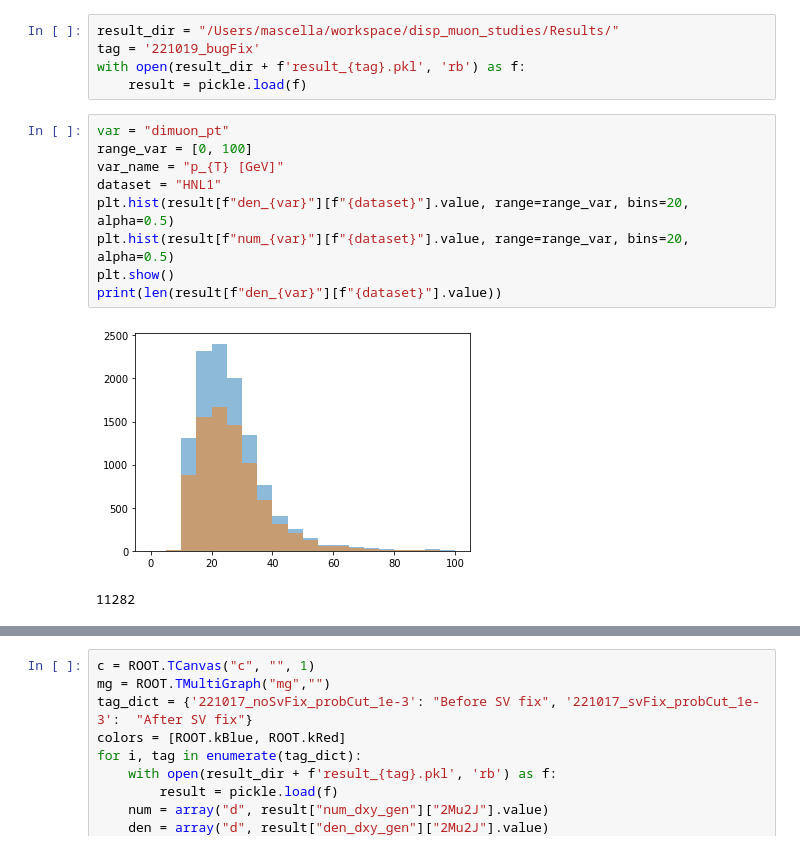
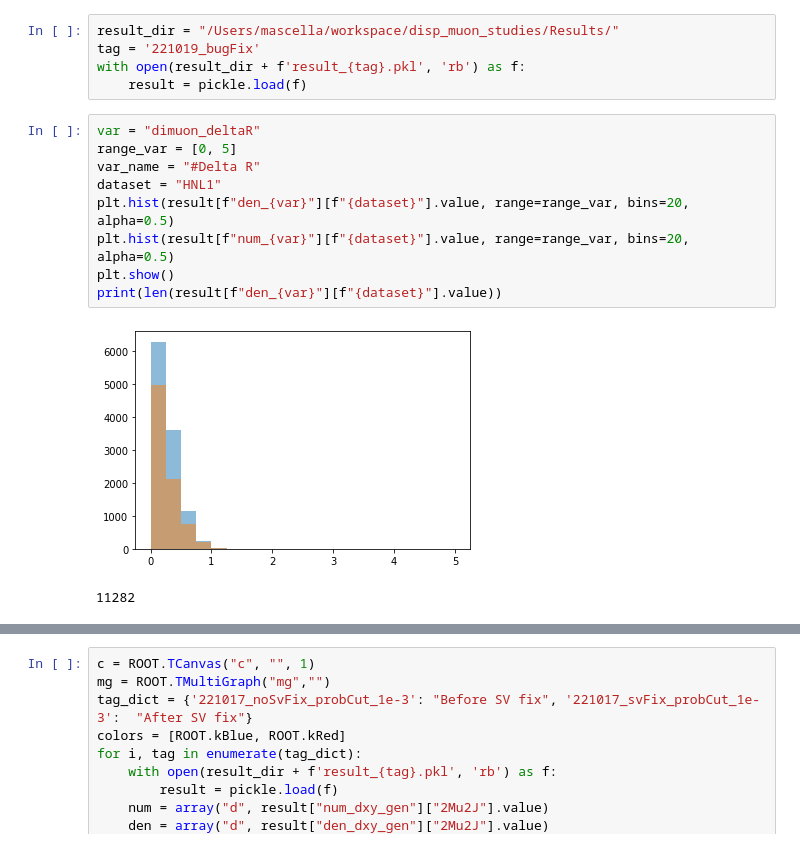
Before and after one commit to annamasce/disp_muon_studies, a Jupyter notebook: notebooks/eff_plots.ipynb, the cells around one changed output, grey strips where cells are left out. Cells and saved outputs as stored; diff of their text form.

```diff
--- a/notebooks/eff_plots.ipynb
+++ b/notebooks/eff_plots.ipynb
@@ -37,16 +37,16 @@ tag = '221019_bugFix'
 with open(result_dir + f'result_{tag}.pkl', 'rb') as f:
     result = pickle.load(f)
 # %%
-var = "dimuon_pt"
-range_var = [0, 100]
-var_name = "p_{T} [GeV]"
+var = "dimuon_deltaR"
+range_var = [0, 5]
+var_name = "#Delta R"
 dataset = "HNL1"
 plt.hist(result[f"den_{var}"][f"{dataset}"].value, range=range_var, bins=20, alpha=0.5)
 plt.hist(result[f"num_{var}"][f"{dataset}"].value, range=range_var, bins=20, alpha=0.5)
 plt.show()
 print(len(result[f"den_{var}"][f"{dataset}"].value))
 # %% [output]
-[figure, old version]
+[figure, new version]
 11282
 # %%
 c = ROOT.TCanvas("c", "", 1)
```
Also changed, not shown: parts of 1 cell of this notebook, 3 other files.
